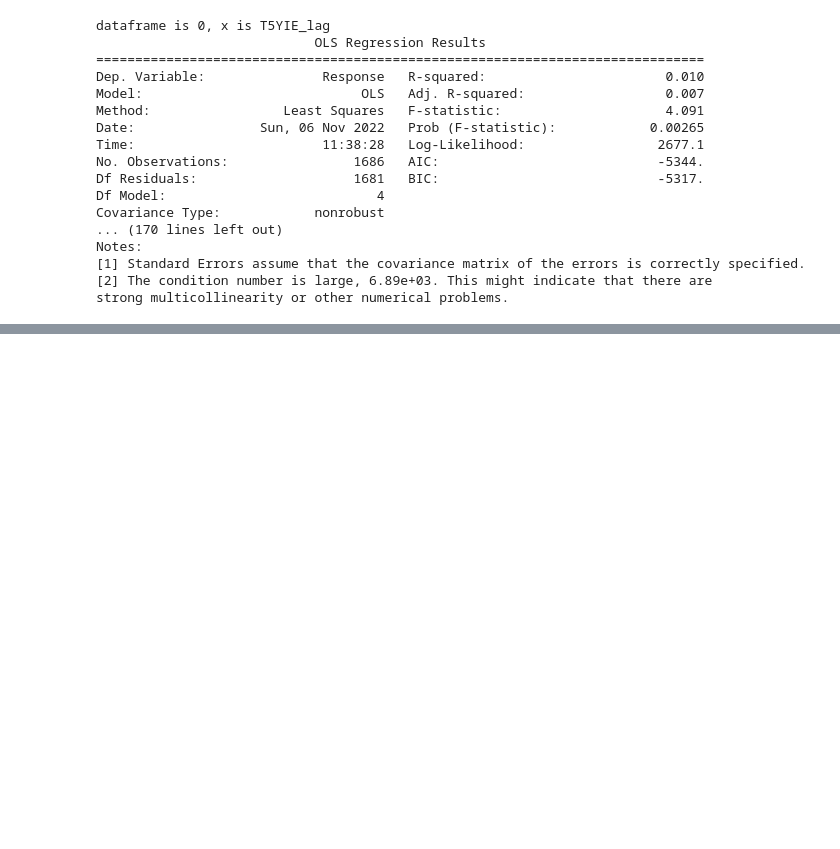
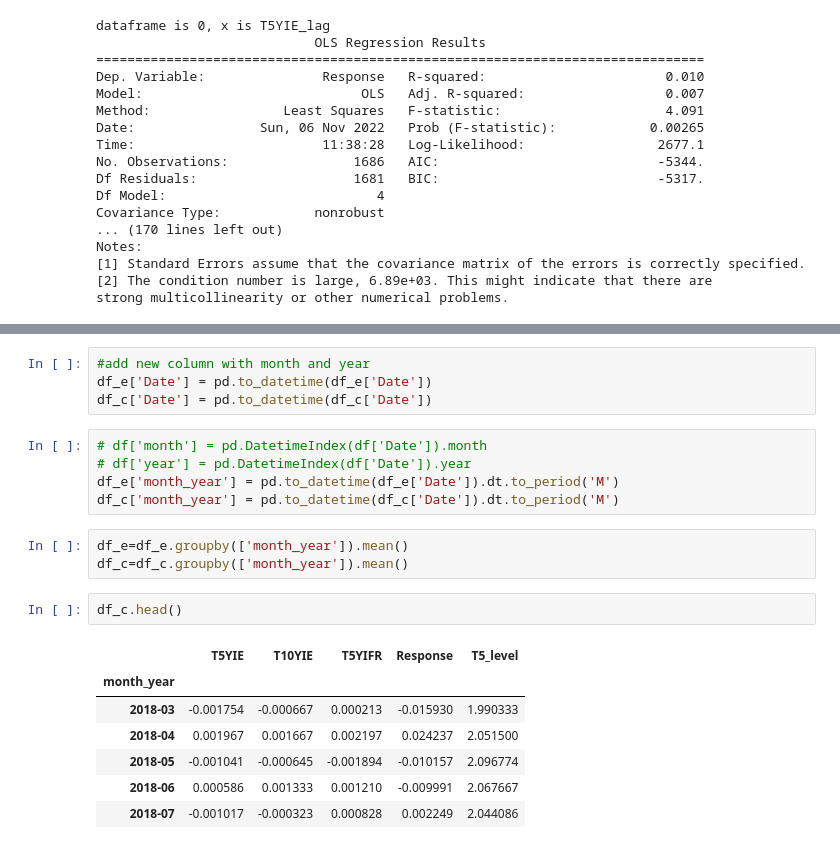
Before and after one commit to jennarempel/Team-ETH, a Jupyter notebook: Data/Fintech.ipynb, the cells around one changed output, grey strips where cells are left out. Drawn from its saved outputs; the diff is of its cells as text; blank space fills up the shorter version.

```diff
--- a/Data/Fintech.ipynb
+++ b/Data/Fintech.ipynb
@@ -631,0 +652,22 @@ strong multicollinearity or other numerical problems.
+# %%
+#add new column with month and year
+df_e['Date'] = pd.to_datetime(df_e['Date'])
+df_c['Date'] = pd.to_datetime(df_c['Date'])
+# %%
+# df['month'] = pd.DatetimeIndex(df['Date']).month
+# df['year'] = pd.DatetimeIndex(df['Date']).year
+df_e['month_year'] = pd.to_datetime(df_e['Date']).dt.to_period('M')
+df_c['month_year'] = pd.to_datetime(df_c['Date']).dt.to_period('M')
+# %%
+df_e=df_e.groupby(['month_year']).mean()
+df_c=df_c.groupby(['month_year']).mean()
+# %%
+df_c.head()
+# %% [output]
+|  | T5YIE | T10YIE | T5YIFR | Response | T5_level |
+| month_year |  |  |  |  |  |
+| 2018-03 | -0.001754 | -0.000667 | 0.000213 | -0.015930 | 1.990333 |
+| 2018-04 | 0.001967 | 0.001667 | 0.002197 | 0.024237 | 2.051500 |
+| 2018-05 | -0.001041 | -0.000645 | -0.001894 | -0.010157 | 2.096774 |
+| 2018-06 | 0.000586 | 0.001333 | 0.001210 | -0.009991 | 2.067667 |
+| 2018-07 | -0.001017 | -0.000323 | 0.000828 | 0.002249 | 2.044086 |
```
Also changed, not shown: parts of 11 cells of this notebook.
